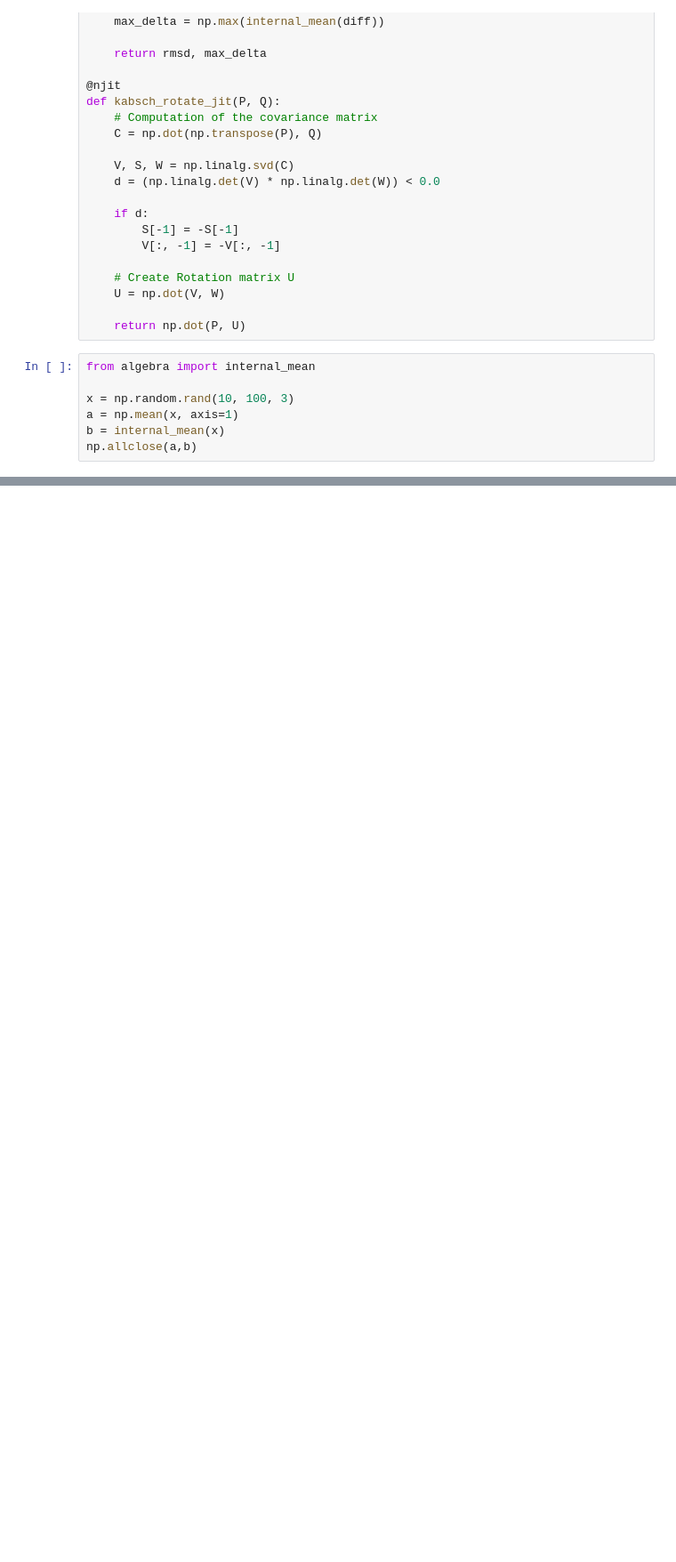
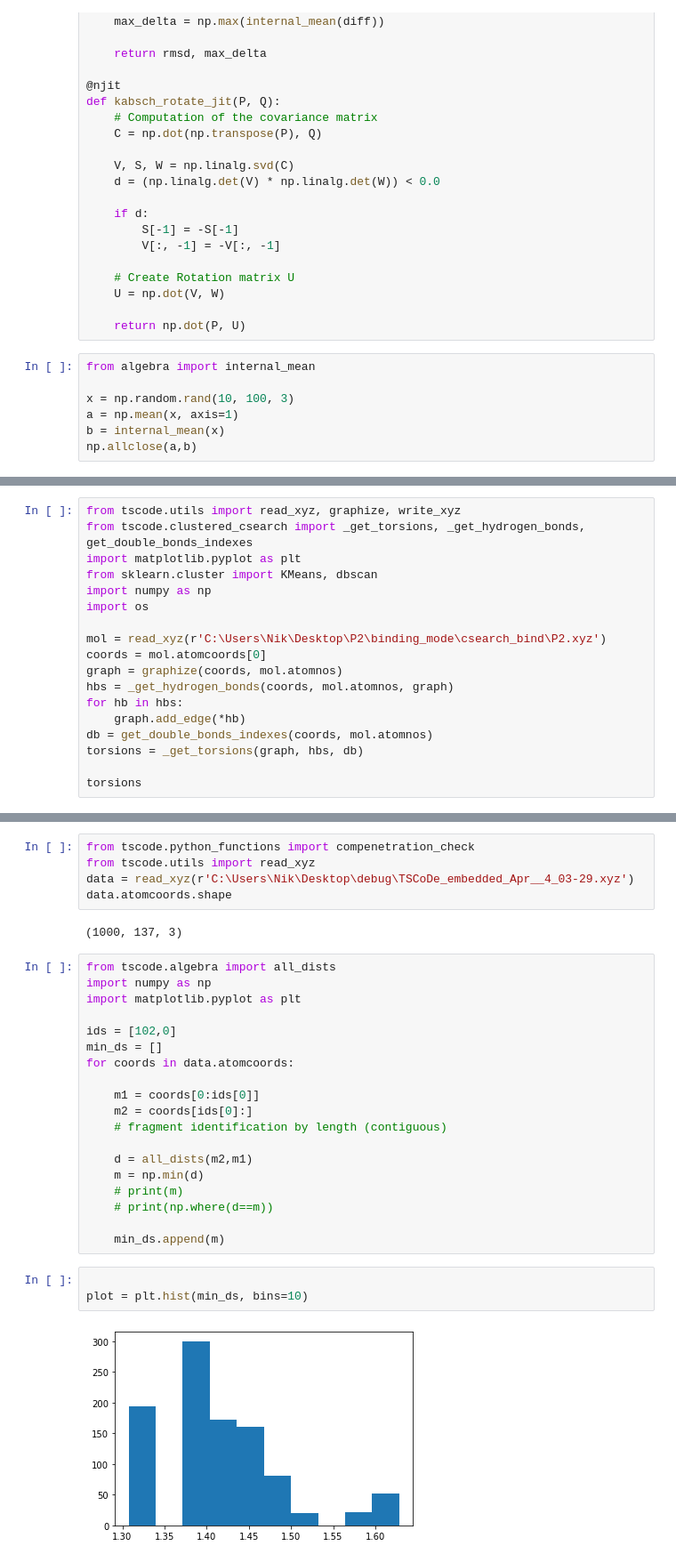
Before and after one commit to ntampellini/TSCoDe, a Jupyter notebook: tscode/test.ipynb, the cells around one changed output, grey strips where cells are left out. Shown at 89% size. Saved outputs shown, nothing was run; the diff lists cells and outputs as text; blank space fills up the shorter version.

```diff
--- a/tscode/test.ipynb
+++ b/tscode/test.ipynb
@@ -192,0 +432,18 @@ ValueError: list.remove(x): x not in list
+# %%
+from tscode.utils import read_xyz, graphize, write_xyz
+from tscode.clustered_csearch import _get_torsions, _get_hydrogen_bonds, get_double_bonds_indexes
+import matplotlib.pyplot as plt
+from sklearn.cluster import KMeans, dbscan
+import numpy as np
+import os
+
+mol = read_xyz(r'C:\Users\Nik\Desktop\P2\binding_mode\csearch_bind\P2.xyz')
+coords = mol.atomcoords[0]
+graph = graphize(coords, mol.atomnos)
+hbs = _get_hydrogen_bonds(coords, mol.atomnos, graph)
+for hb in hbs:
+    graph.add_edge(*hb)
+db = get_double_bonds_indexes(coords, mol.atomnos)
+torsions = _get_torsions(graph, hbs, db)
+
+torsions
@@ -192,0 +630,31 @@ ValueError: list.remove(x): x not in list
+# %%
+from tscode.python_functions import compenetration_check
+from tscode.utils import read_xyz
+data = read_xyz(r'C:\Users\Nik\Desktop\debug\TSCoDe_embedded_Apr__4_03-29.xyz')
+data.atomcoords.shape
+# %% [output]
+(1000, 137, 3)
+# %%
+from tscode.algebra import all_dists
+import numpy as np
+import matplotlib.pyplot as plt
+
+ids = [102,0]
+min_ds = []
+for coords in data.atomcoords:
+
+    m1 = coords[0:ids[0]]
+    m2 = coords[ids[0]:]
+    # fragment identification by length (contiguous)
+
+    d = all_dists(m2,m1)
+    m = np.min(d)
+    # print(m)
+    # print(np.where(d==m))
+
+    min_ds.append(m)
+# %%
+
+plot = plt.hist(min_ds, bins=10)
+# %% [output]
+[figure, added]
```
Also changed, not shown: parts of 63 cells of this notebook, 1 other file.
